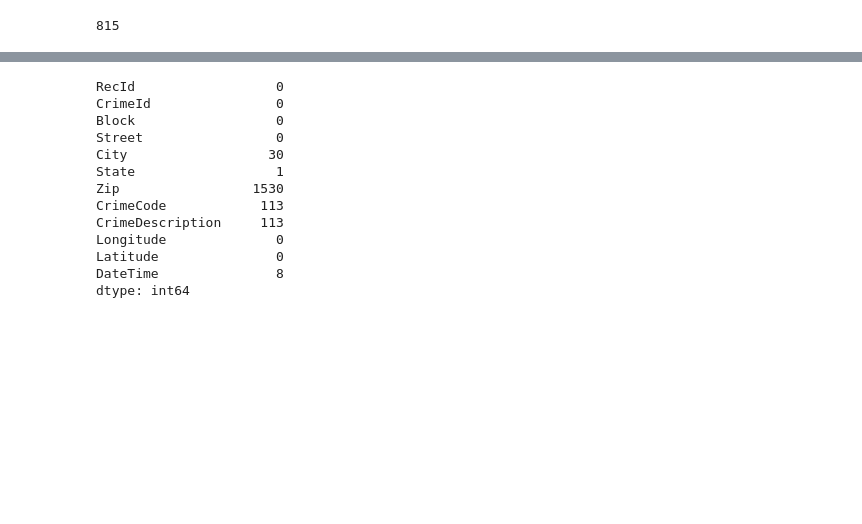
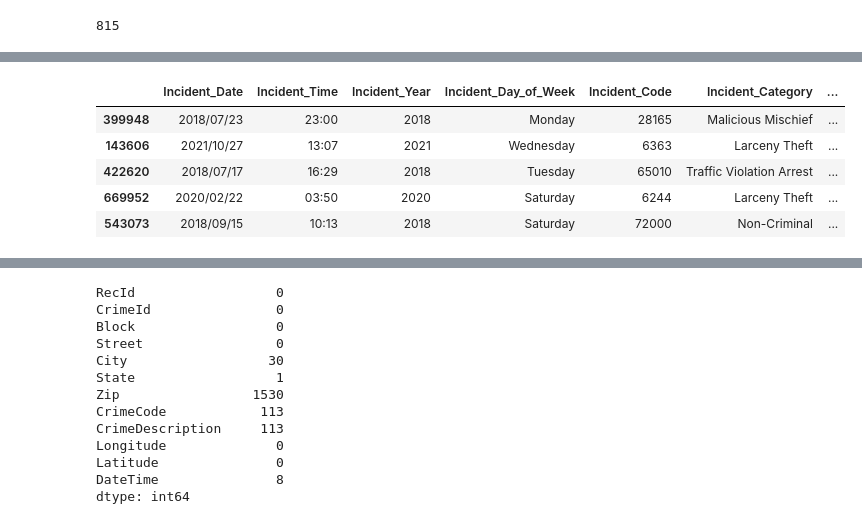
Before and after one commit to mvoutov/ieor142-ml, a Jupyter notebook: CrimePredict.ipynb, the cells around one changed output, grey strips where cells are left out. Cells and saved outputs as stored; diff of their text form; code cells hidden in the pictures; blank space fills up the shorter version.

```diff
--- a/CrimePredict.ipynb
+++ b/CrimePredict.ipynb
@@ -133,0 +155,14 @@ count
+# %%
+from sklearn.model_selection import train_test_split
+
+sf_data_train, sf_data_test = train_test_split(sf_data, test_size=0.3, random_state=88)
+sf_data_train.shape, sf_data_test.shape
+
+sf_data_train.head()
+# %% [output]
+|  | Incident_Date | Incident_Time | Incident_Year | Incident_Day_of_Week | Incident_Code | Incident_Category | ... |
+| 399948 | 2018/07/23 | 23:00 | 2018 | Monday | 28165 | Malicious Mischief | ... |
+| 143606 | 2021/10/27 | 13:07 | 2021 | Wednesday | 6363 | Larceny Theft | ... |
+| 422620 | 2018/07/17 | 16:29 | 2018 | Tuesday | 65010 | Traffic Violation Arrest | ... |
+| 669952 | 2020/02/22 | 03:50 | 2020 | Saturday | 6244 | Larceny Theft | ... |
+| 543073 | 2018/09/15 | 10:13 | 2018 | Saturday | 72000 | Non-Criminal | ... |
```
Also changed, not shown: parts of 8 cells of this notebook.
